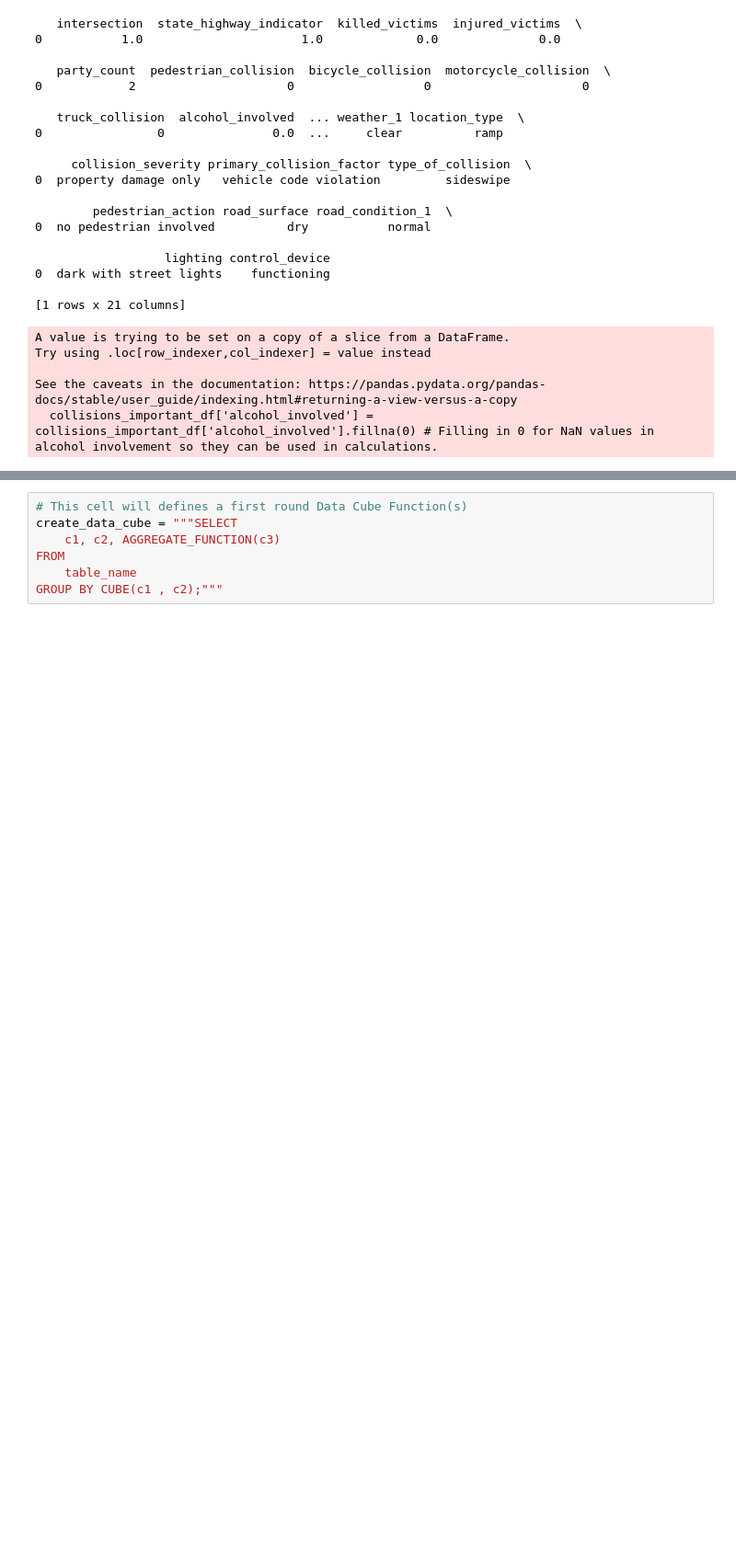
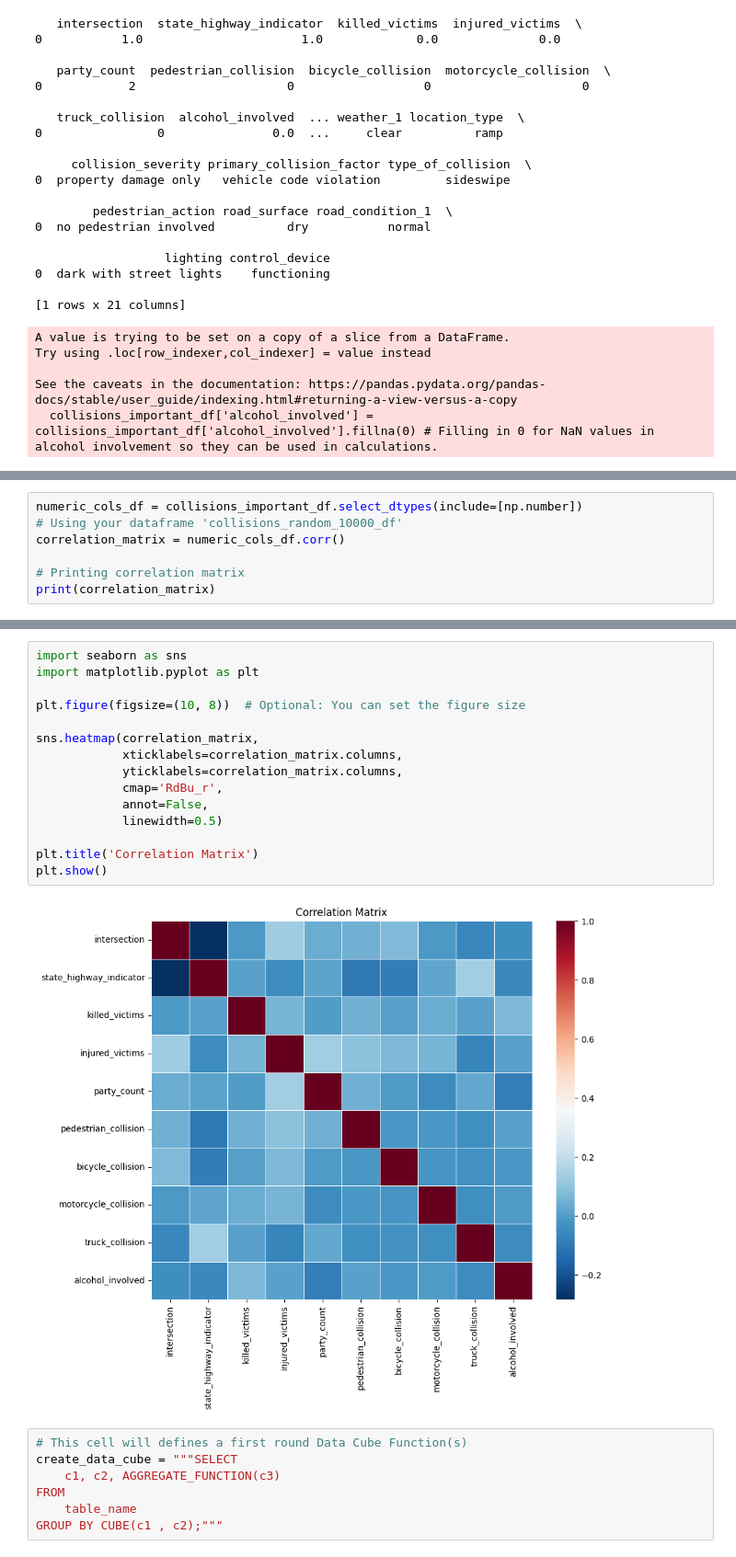
Before and after one commit to Micah614/Mining_SWITRS_for_AI_Safety_Benefits, a Jupyter notebook: SWITRS_Python_Notebook.ipynb, the cells around one changed output, grey strips where cells are left out. Shown at 92% size. Cells and saved outputs as stored; diff of their text form; blank space fills up the shorter version.

```diff
--- a/SWITRS_Python_Notebook.ipynb
+++ b/SWITRS_Python_Notebook.ipynb
@@ -1080,0 +1044,7 @@ See the caveats in the documentation: https://pandas.pydata.org/pandas-docs/stab
+# %%
+numeric_cols_df = collisions_important_df.select_dtypes(include=[np.number])
+# Using your dataframe 'collisions_random_10000_df'
+correlation_matrix = numeric_cols_df.corr()
+
+# Printing correlation matrix
+print(correlation_matrix)
@@ -1081,3 +1069,20 @@ See the caveats in the documentation: https://pandas.pydata.org/pandas-docs/stab
+# %%
+import seaborn as sns
+import matplotlib.pyplot as plt
+
+plt.figure(figsize=(10, 8))  # Optional: You can set the figure size
+
+sns.heatmap(correlation_matrix,
+            xticklabels=correlation_matrix.columns,
+            yticklabels=correlation_matrix.columns,
+            cmap='RdBu_r',
+            annot=False,
+            linewidth=0.5)
+
+plt.title('Correlation Matrix')
+plt.show()
+# %% [output]
+[figure, added]
 # %%
 # This cell will defines a first round Data Cube Function(s)
 create_data_cube = """SELECT
```
Also changed, not shown: parts of 27 cells of this notebook.
